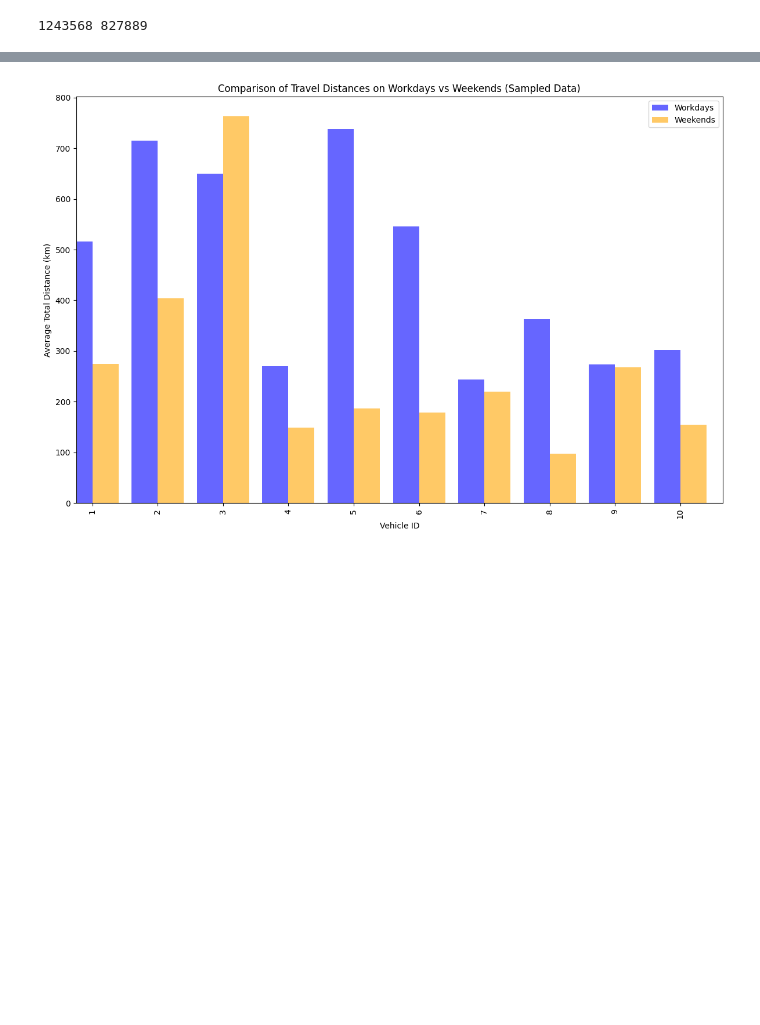
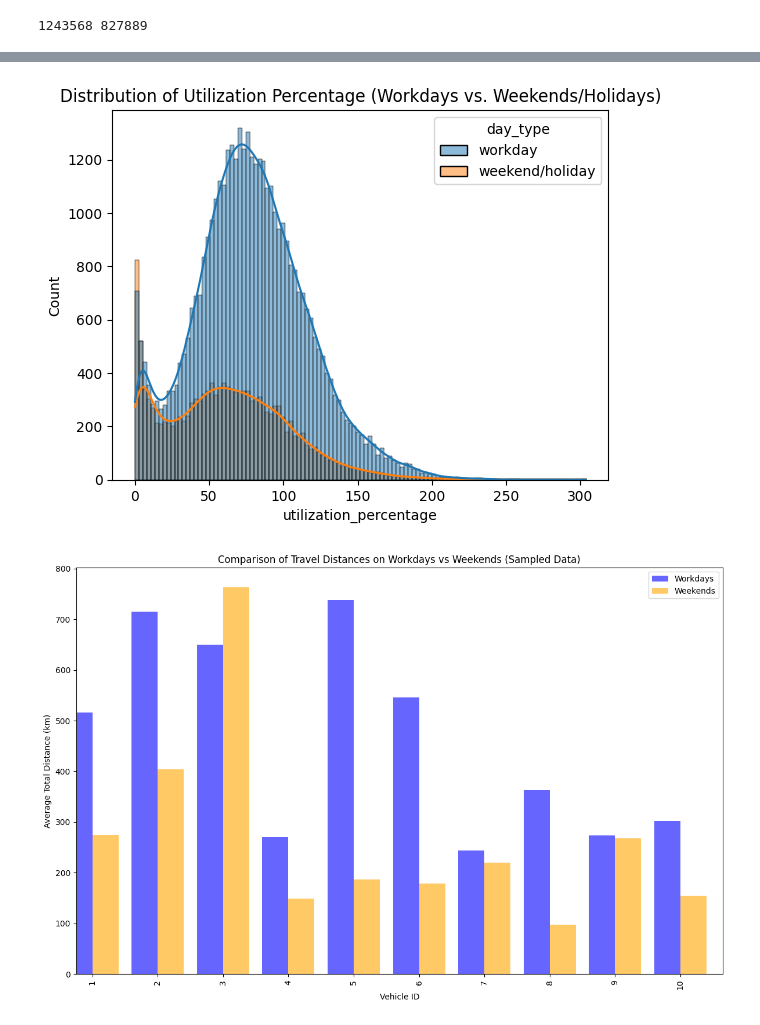
Before and after one commit to Mattiane/ICTforSmartMobilty_project, a Jupyter notebook: lab3/lab3_group18.ipynb, the cells around one changed output, grey strips where cells are left out. Saved outputs shown, nothing was run; the diff lists cells and outputs as text; code cells hidden in the pictures; blank space fills up the shorter version.

```diff
--- a/lab3/lab3_group18.ipynb
+++ b/lab3/lab3_group18.ipynb
@@ -176,3 +183,9 @@ max           4375.050000              303.822917      6.000000
+# %%
+sns.histplot(data=hist_data, x='utilization_percentage', hue='day_type', kde=True)
+plt.title('Distribution of Utilization Percentage (Workdays vs. Weekends/Holidays)')
+plt.show()
+# %% [output]
+[figure, added]
 # %%
 fig, ax = plt.subplots(figsize=(12, 8))
 workday_data = aggregated[~aggregated["is_weekend"]].groupby("vehicle_id")["total_travel_distance"].mean()
```
Also changed, not shown: parts of 4 cells of this notebook.
